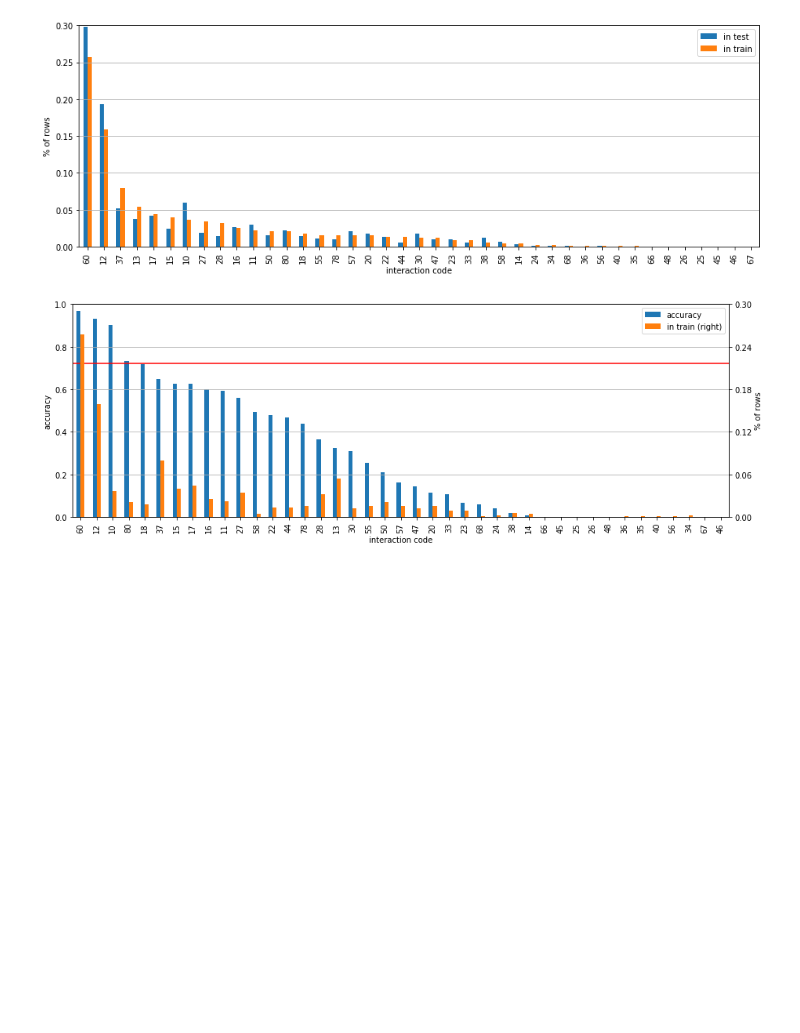
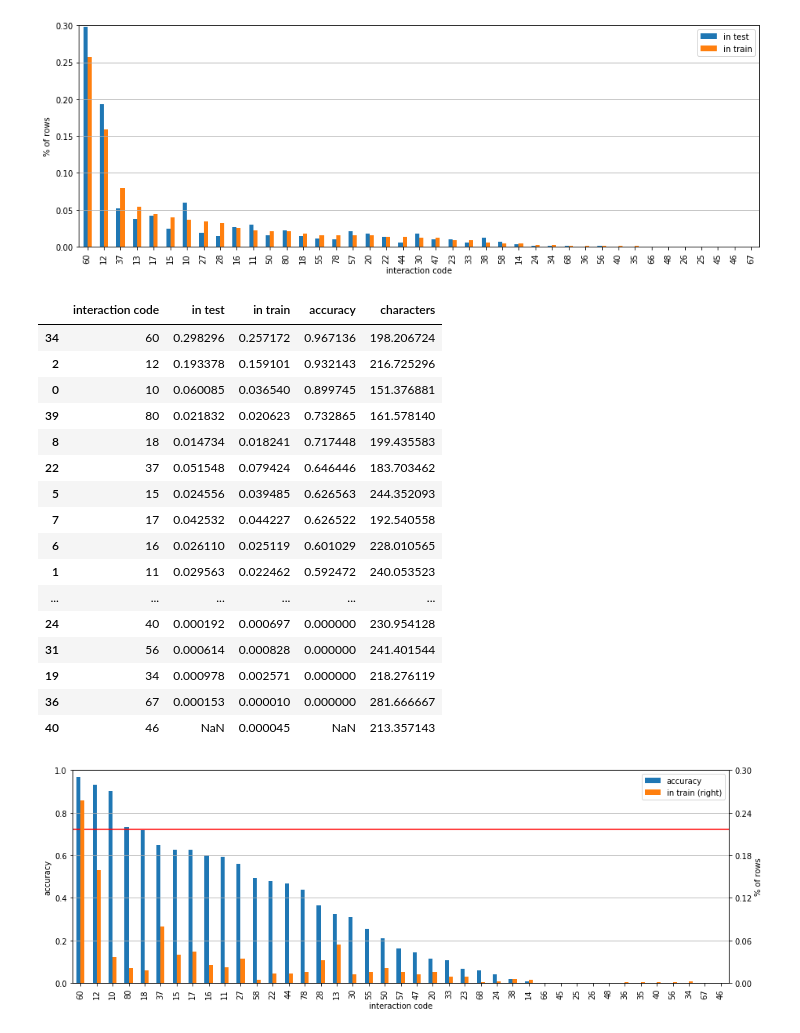
Before and after one commit to darshansumant/ml_nlp_conflict, a Jupyter notebook: objective_1_v3.ipynb, the cells around one changed output. Cells and saved outputs as stored; diff of their text form; code cells hidden in the pictures; blank space fills up the shorter version.

```diff
--- a/objective_1_v3.ipynb
+++ b/objective_1_v3.ipynb
@@ -470,6 +432,26 @@ err2.grid('on', which='major', axis='y' )
 [figure]
 # %%
 merge_inter = merge_inter.sort_values(['accuracy'], ascending = False)
+# %%
+merge_inter
+# %% [output]
+|  | interaction code | in test | in train | accuracy | characters |
+| 34 | 60 | 0.298296 | 0.257172 | 0.967136 | 198.206724 |
+| 2 | 12 | 0.193378 | 0.159101 | 0.932143 | 216.725296 |
+| 0 | 10 | 0.060085 | 0.036540 | 0.899745 | 151.376881 |
+| 39 | 80 | 0.021832 | 0.020623 | 0.732865 | 161.578140 |
+| 8 | 18 | 0.014734 | 0.018241 | 0.717448 | 199.435583 |
+| 22 | 37 | 0.051548 | 0.079424 | 0.646446 | 183.703462 |
+| 5 | 15 | 0.024556 | 0.039485 | 0.626563 | 244.352093 |
+| 7 | 17 | 0.042532 | 0.044227 | 0.626522 | 192.540558 |
+| 6 | 16 | 0.026110 | 0.025119 | 0.601029 | 228.010565 |
+| 1 | 11 | 0.029563 | 0.022462 | 0.592472 | 240.053523 |
+| ... | ... | ... | ... | ... | ... |
+| 24 | 40 | 0.000192 | 0.000697 | 0.000000 | 230.954128 |
+| 31 | 56 | 0.000614 | 0.000828 | 0.000000 | 241.401544 |
+| 19 | 34 | 0.000978 | 0.002571 | 0.000000 | 218.276119 |
+| 36 | 67 | 0.000153 | 0.000010 | 0.000000 | 281.666667 |
+| 40 | 46 | NaN | 0.000045 | NaN | 213.357143 |
 # %%
 err1 = merge_inter.plot.bar(x = 'interaction code',
                                  y = ['accuracy', 'in train'],
```
Also changed, not shown: parts of 16 cells of this notebook.
